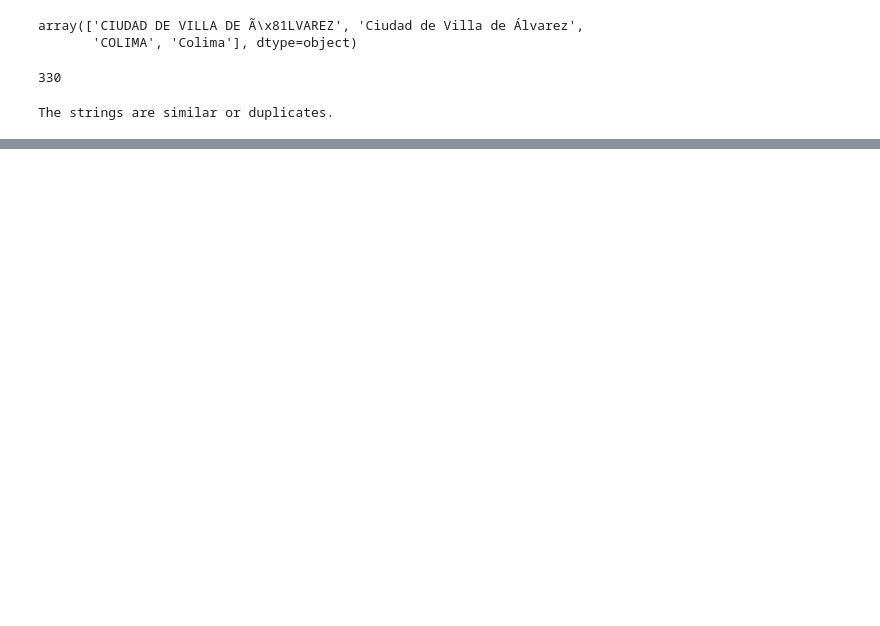
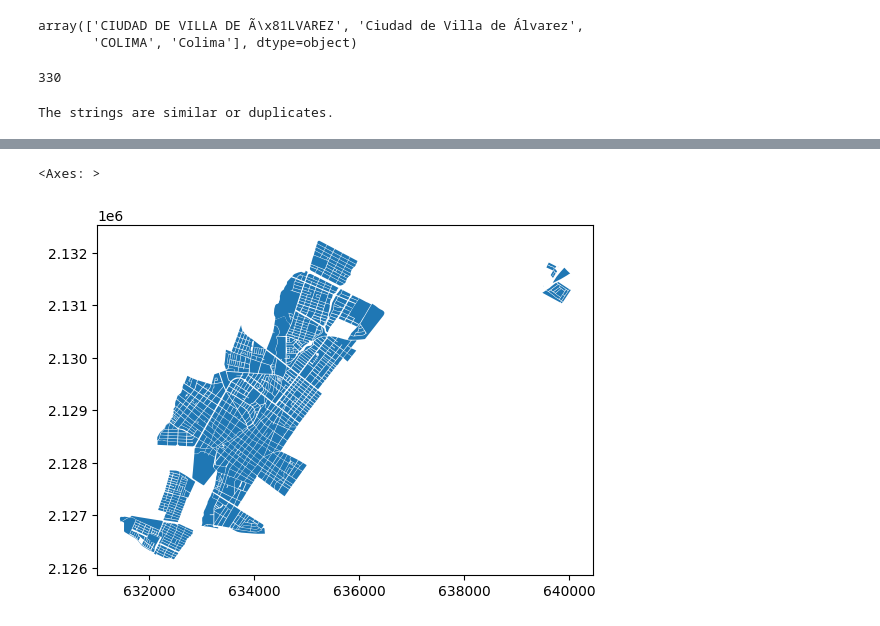
Before and after one commit to pcorner10/prep_2023, a Jupyter notebook: readDenue2023.ipynb, the cells around one changed output, grey strips where cells are left out. Cells and saved outputs as stored; diff of their text form; code cells hidden in the pictures; blank space fills up the shorter version.

```diff
--- a/readDenue2023.ipynb
+++ b/readDenue2023.ipynb
@@ -251,0 +274,3 @@ gdf
+# %%
+manzanas_inv2 = gpd.read_file('data/inv/inv_manzanas_roi.gpkg', encoding = "latin-1")
+manzanas_inv2.head()
@@ -251,0 +307,13 @@ gdf
+# %%
+cols_to_keep = ['CVEGEO','CVE_AGEB', 'POBTOT','CVE_MZA',"POB0_14_P",
+                'P15A29A_P','P30A59A_P','GRAPROES', 'P_CD_P','VPH_C_EL_P','VPH_EXSA_P',
+                'VPH_DREN_P',
+                'RECUCALL_C','RAMPAS_C','PASOPEAT_C','BANQUETA_C',
+                'CICLOVIA_C','CICLOCAR_C',
+                'ALUMPUB_C','SEMAAUDI_C',
+                'PARATRAN_C','DRENAJEP_C','TRANSCOL_C',
+                'ARBOLES_C','ACESOAUT_C',
+                'PUESSEMI_C','PUESAMBU_C', 'geometry'
+                ]
+manzanas_inv2 = manzanas_inv2[cols_to_keep]
+manzanas_inv2.head(2)
@@ -251,0 +354,5 @@ gdf
+# %%
+manzanas_inv2.plot()
+# %% [output]
+<Axes: >
+[figure, added]
```
Also changed, not shown: parts of 24 cells of this notebook, 6 other files.
